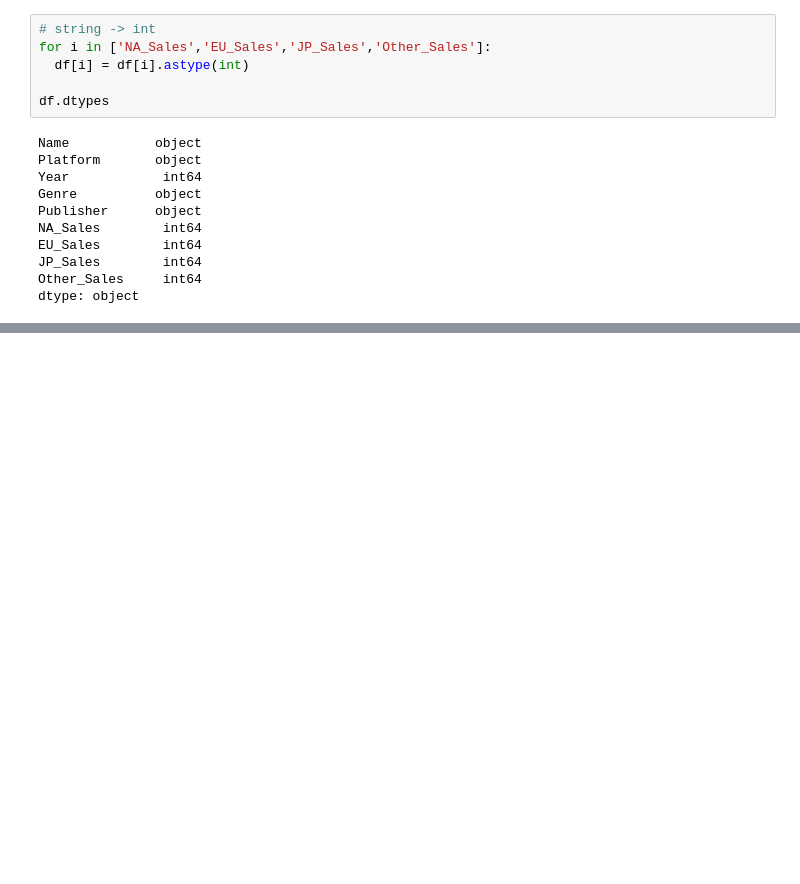
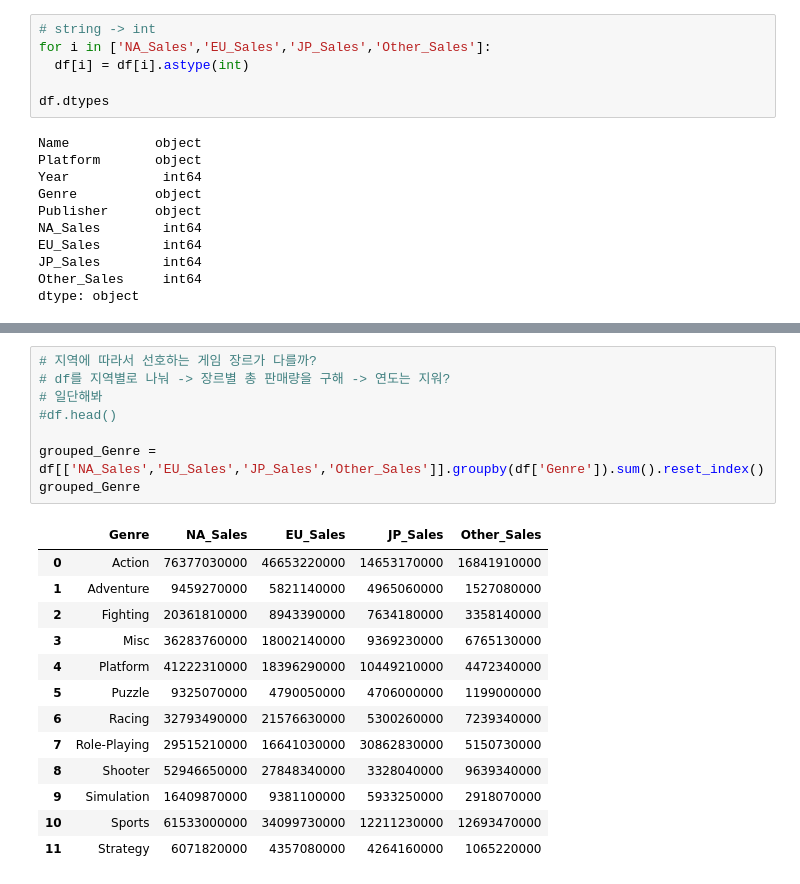
Before and after one commit to SANGJI-PARK/Codestates_Project, a Jupyter notebook: [Section1_Project]Games.ipynb, the cells around one changed output, grey strips where cells are left out. Drawn from its saved outputs; the diff is of its cells as text; blank space fills up the shorter version.

```diff
--- a/[Section1_Project]Games.ipynb
+++ b/[Section1_Project]Games.ipynb
@@ -227,0 +228,22 @@ plt.show()
+# %%
+# 지역에 따라서 선호하는 게임 장르가 다를까?
+# df를 지역별로 나눠 -> 장르별 총 판매량을 구해 -> 연도는 지워?
+# 일단해봐
+#df.head()
+
+grouped_Genre = df[['NA_Sales','EU_Sales','JP_Sales','Other_Sales']].groupby(df['Genre']).sum().reset_index()
+grouped_Genre
+# %% [output]
+|  | Genre | NA_Sales | EU_Sales | JP_Sales | Other_Sales |
+| 0 | Action | 76377030000 | 46653220000 | 14653170000 | 16841910000 |
+| 1 | Adventure | 9459270000 | 5821140000 | 4965060000 | 1527080000 |
+| 2 | Fighting | 20361810000 | 8943390000 | 7634180000 | 3358140000 |
+| 3 | Misc | 36283760000 | 18002140000 | 9369230000 | 6765130000 |
+| 4 | Platform | 41222310000 | 18396290000 | 10449210000 | 4472340000 |
+| 5 | Puzzle | 9325070000 | 4790050000 | 4706000000 | 1199000000 |
+| 6 | Racing | 32793490000 | 21576630000 | 5300260000 | 7239340000 |
+| 7 | Role-Playing | 29515210000 | 16641030000 | 30862830000 | 5150730000 |
+| 8 | Shooter | 52946650000 | 27848340000 | 3328040000 | 9639340000 |
+| 9 | Simulation | 16409870000 | 9381100000 | 5933250000 | 2918070000 |
+| 10 | Sports | 61533000000 | 34099730000 | 12211230000 | 12693470000 |
+| 11 | Strategy | 6071820000 | 4357080000 | 4264160000 | 1065220000 |
```
Also changed, not shown: parts of 3 cells of this notebook.
